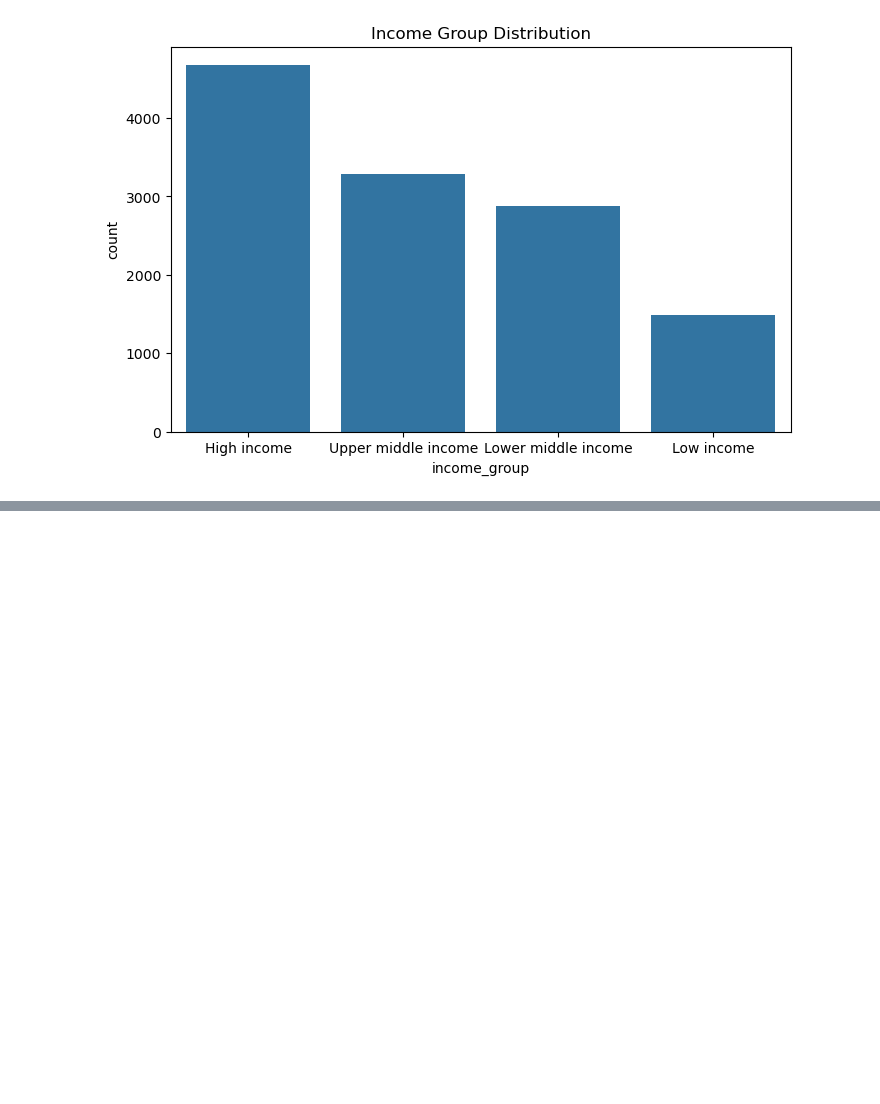
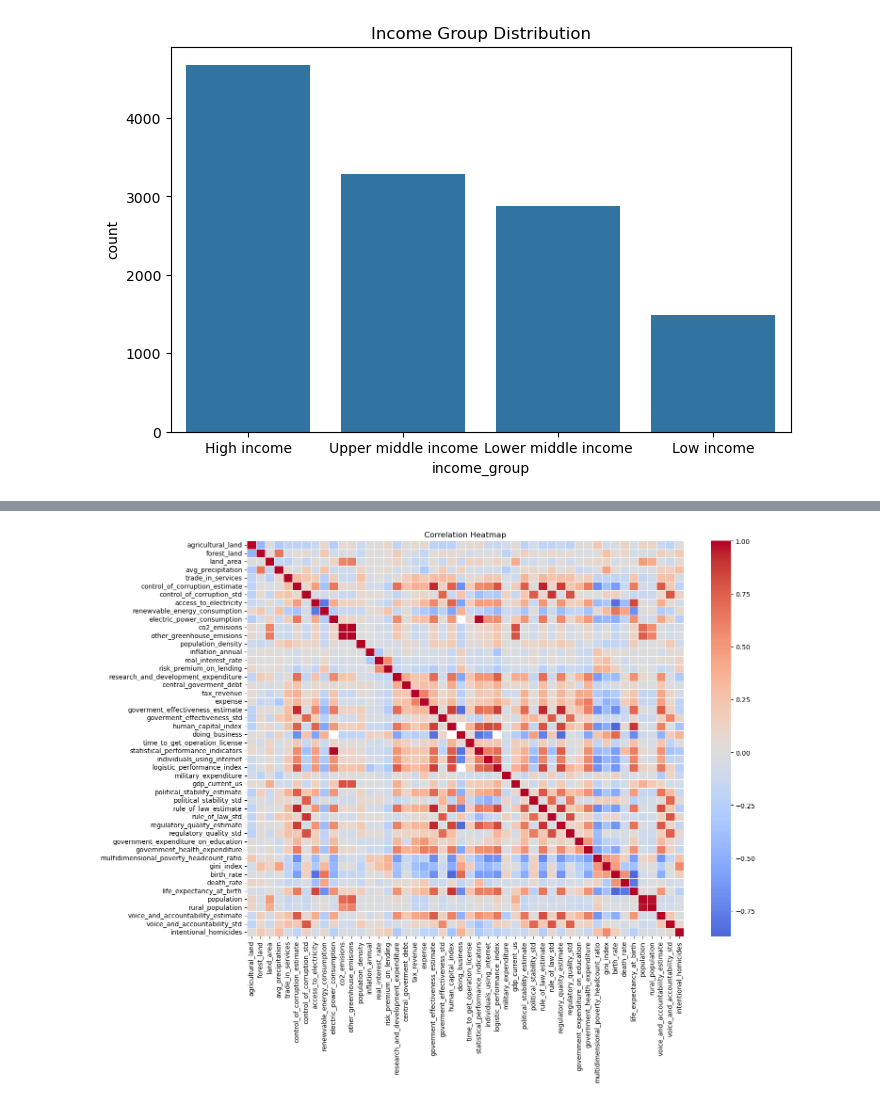
Before and after one commit to Avonik/ASDA_2025_newGroup_4_Portfolio, a Jupyter notebook: notebooks/week_05_group_4_notebook.ipynb, the cells around one changed output, grey strips where cells are left out. Cells and saved outputs as stored; diff of their text form; code cells hidden in the pictures; blank space fills up the shorter version.

```diff
--- a/notebooks/week_05_group_4_notebook.ipynb
+++ b/notebooks/week_05_group_4_notebook.ipynb
@@ -324,0 +367,11 @@ plt.show()
+# %%
+# Correlation heatmap (all variables) => Red indicates strong positive correlation, blue indicates strong negative correlation.
+# The heatmap shows pairwise correlations between all numeric variables.
+plt.figure(figsize=(15,12))
+corr = world_bank.corr(numeric_only=True)
+sns.heatmap(corr, cmap='coolwarm', center=0, linewidths=0.5)
+plt.title('Correlation Heatmap')
+plt.tight_layout()
+plt.show()
+# %% [output]
+[figure, added]
```
Also changed, not shown: parts of 23 cells of this notebook.
